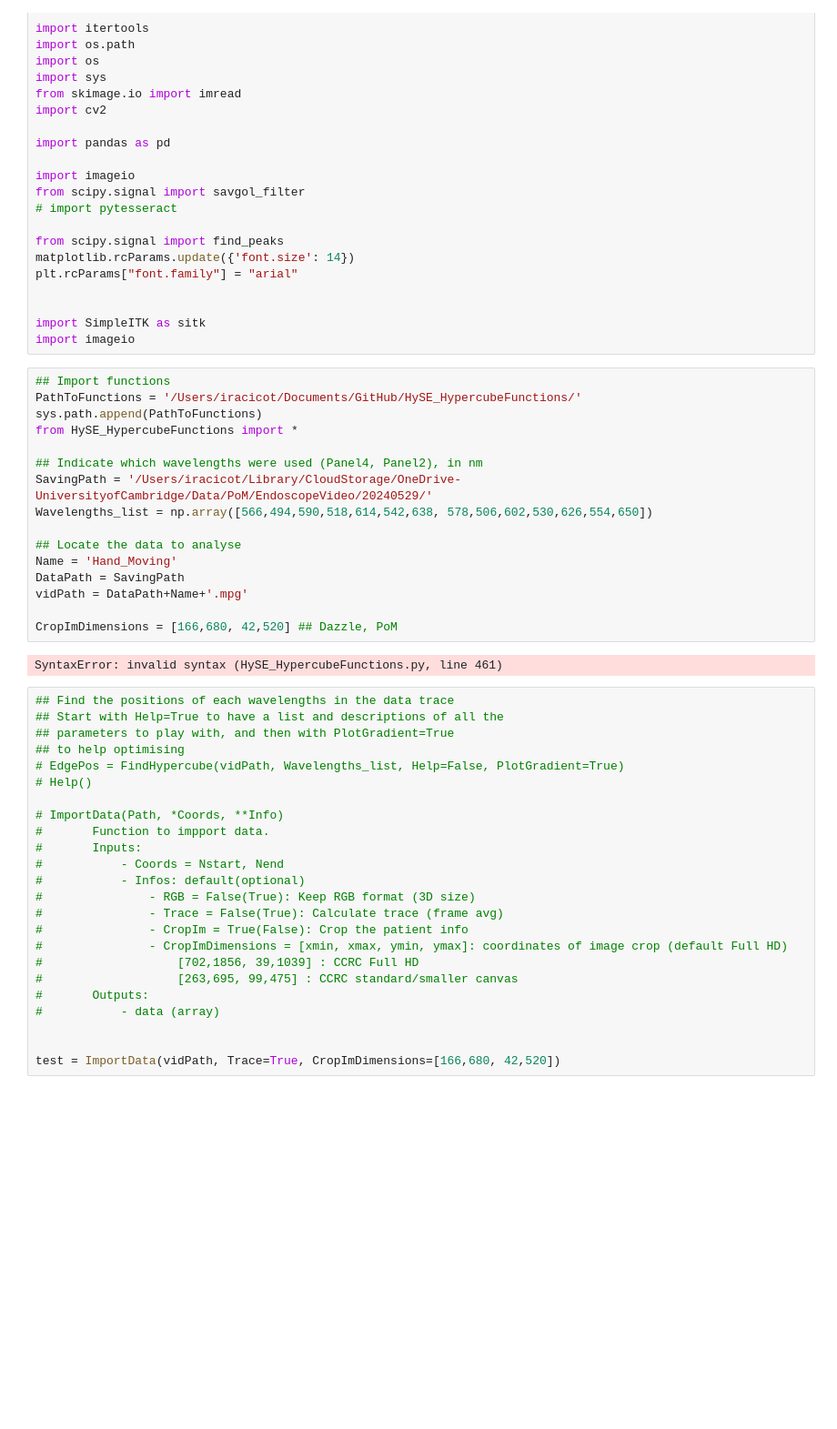
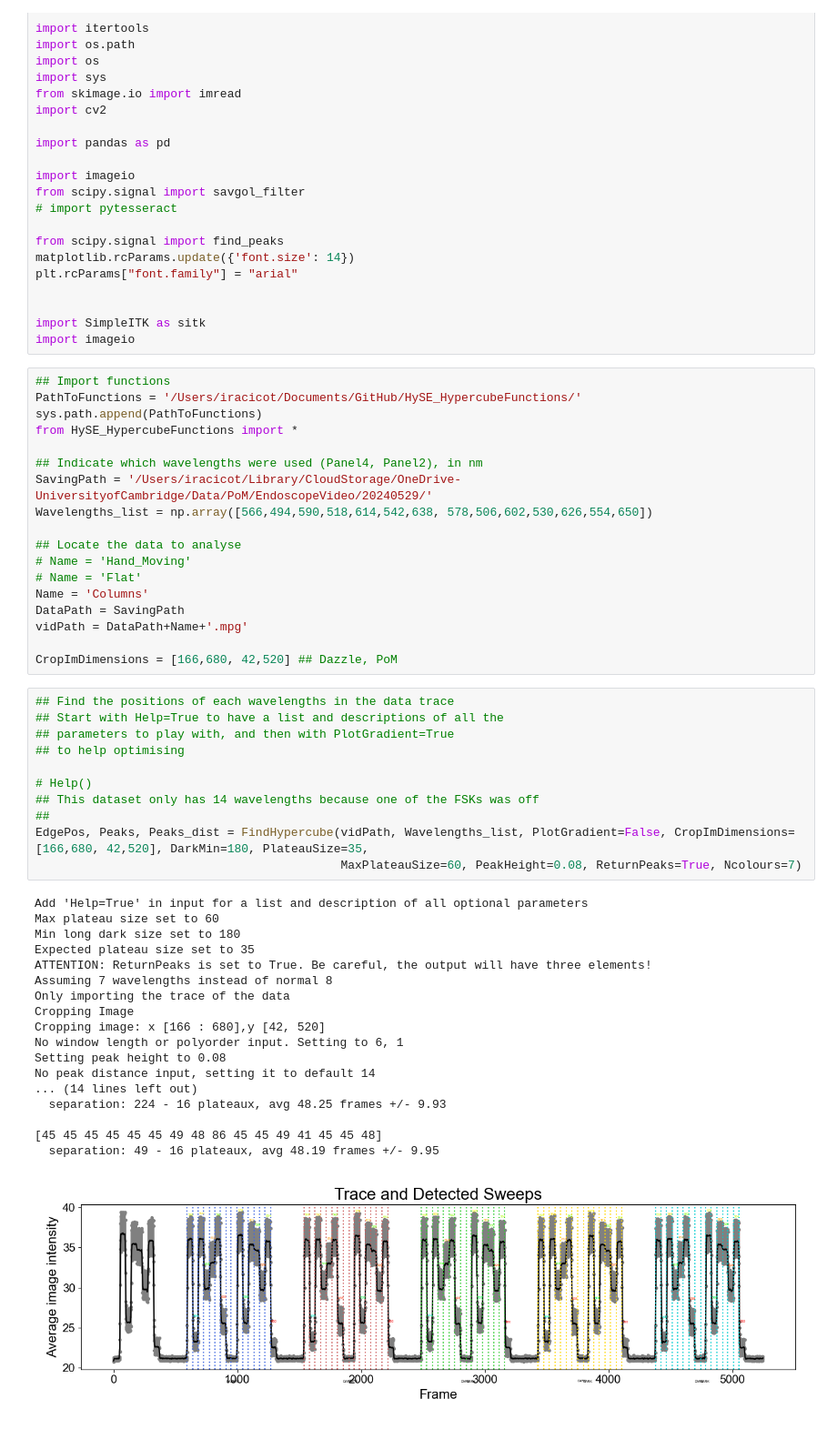
Before and after one commit to YzaboRa/HySE_CoRegistration, a Jupyter notebook: CoRegistration_HandTest.ipynb, the cells around one changed output. Shown at 91% size. Cells and saved outputs as stored; diff of their text form; blank space fills up the shorter version.

```diff
--- a/CoRegistration_HandTest.ipynb
+++ b/CoRegistration_HandTest.ipynb
@@ -57,34 +57,40 @@ SavingPath = '/Users/iracicot/Library/CloudStorage/OneDrive-UniversityofCambridg
 Wavelengths_list = np.array([566,494,590,518,614,542,638, 578,506,602,530,626,554,650])
 
 ## Locate the data to analyse
-Name = 'Hand_Moving'
+# Name = 'Hand_Moving'
+# Name = 'Flat'
+Name = 'Columns'
 DataPath = SavingPath
 vidPath = DataPath+Name+'.mpg'
 
 CropImDimensions = [166,680, 42,520] ## Dazzle, PoM
-# %% [output]
-SyntaxError: invalid syntax (HySE_HypercubeFunctions.py, line 461)
 # %%
 ## Find the positions of each wavelengths in the data trace
 ## Start with Help=True to have a list and descriptions of all the
 ## parameters to play with, and then with PlotGradient=True
 ## to help optimising
-# EdgePos = FindHypercube(vidPath, Wavelengths_list, Help=False, PlotGradient=True)
+
 # Help()
-
-# ImportData(Path, *Coords, **Info)
-# 		Function to impport data.
-# 		Inputs:
-# 			- Coords = Nstart, Nend
-# 			- Infos: default(optional)
-# 				- RGB = False(True): Keep RGB format (3D size)
-# 				- Trace = False(True): Calculate trace (frame avg)
-# 				- CropIm = True(False): Crop the patient info
-# 				- CropImDimensions = [xmin, xmax, ymin, ymax]: coordinates of image crop (default Full HD)
-# 					[702,1856, 39,1039] : CCRC Full HD
-# 					[263,695, 99,475] : CCRC standard/smaller canvas
-# 		Outputs:
-# 			- data (array)
-
-
-test = ImportData(vidPath, Trace=True, CropImDimensions=[166,680, 42,520])
+## This dataset only has 14 wavelengths because one of the FSKs was off
+##
+EdgePos, Peaks, Peaks_dist = FindHypercube(vidPath, Wavelengths_list, PlotGradient=False, CropImDimensions=[166,680, 42,520], DarkMin=180, PlateauSize=35,
+                                           MaxPlateauSize=60, PeakHeight=0.08, ReturnPeaks=True, Ncolours=7)
+# %% [output]
+Add 'Help=True' in input for a list and description of all optional parameters
+Max plateau size set to 60
+Min long dark size set to 180
+Expected plateau size set to 35
+ATTENTION: ReturnPeaks is set to True. Be careful, the output will have three elements!
+Assuming 7 wavelengths instead of normal 8
+Only importing the trace of the data
+Cropping Image
+Cropping image: x [166 : 680],y [42, 520]
+No window length or polyorder input. Setting to 6, 1
+Setting peak height to 0.08
+No peak distance input, setting it to default 14
+... (14 lines left out)
+  separation: 224 - 16 plateaux, avg 48.25 frames +/- 9.93
+
+[45 45 45 45 45 45 49 48 86 45 45 49 41 45 45 48]
+  separation: 49 - 16 plateaux, avg 48.19 frames +/- 9.95
+[figure, added]
```
Also changed, not shown: parts of 2 cells of this notebook, 29 other files.
